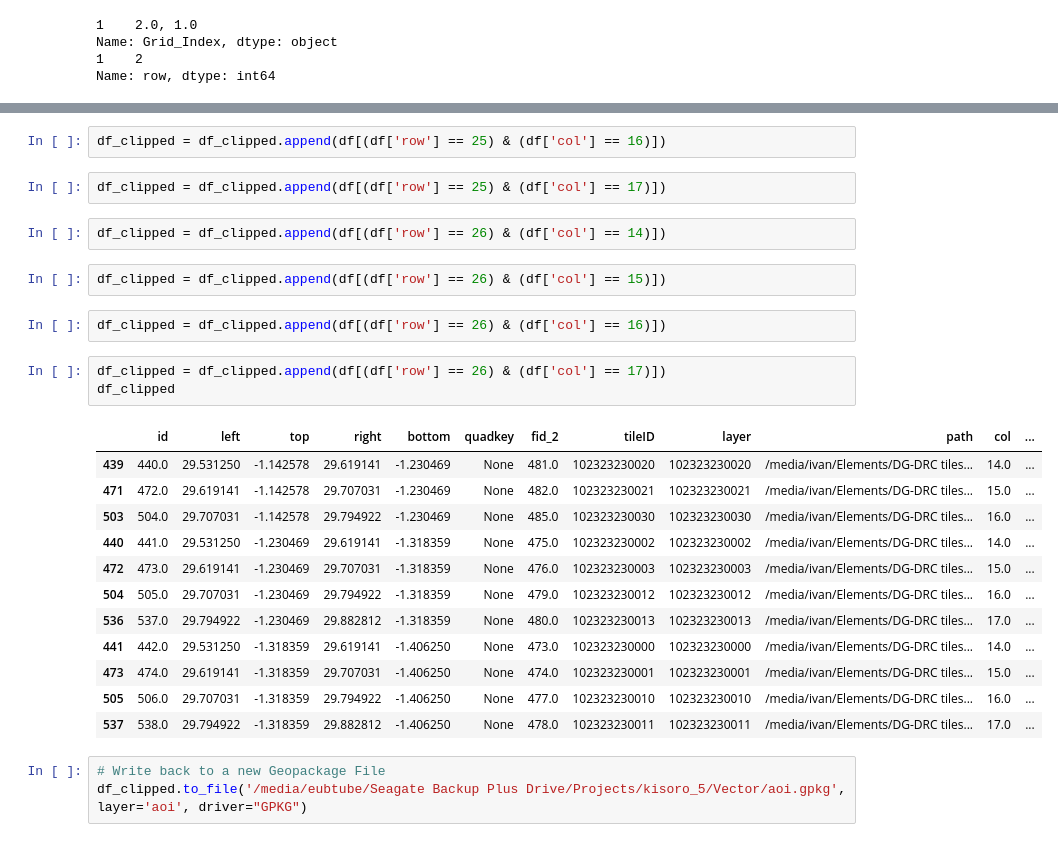
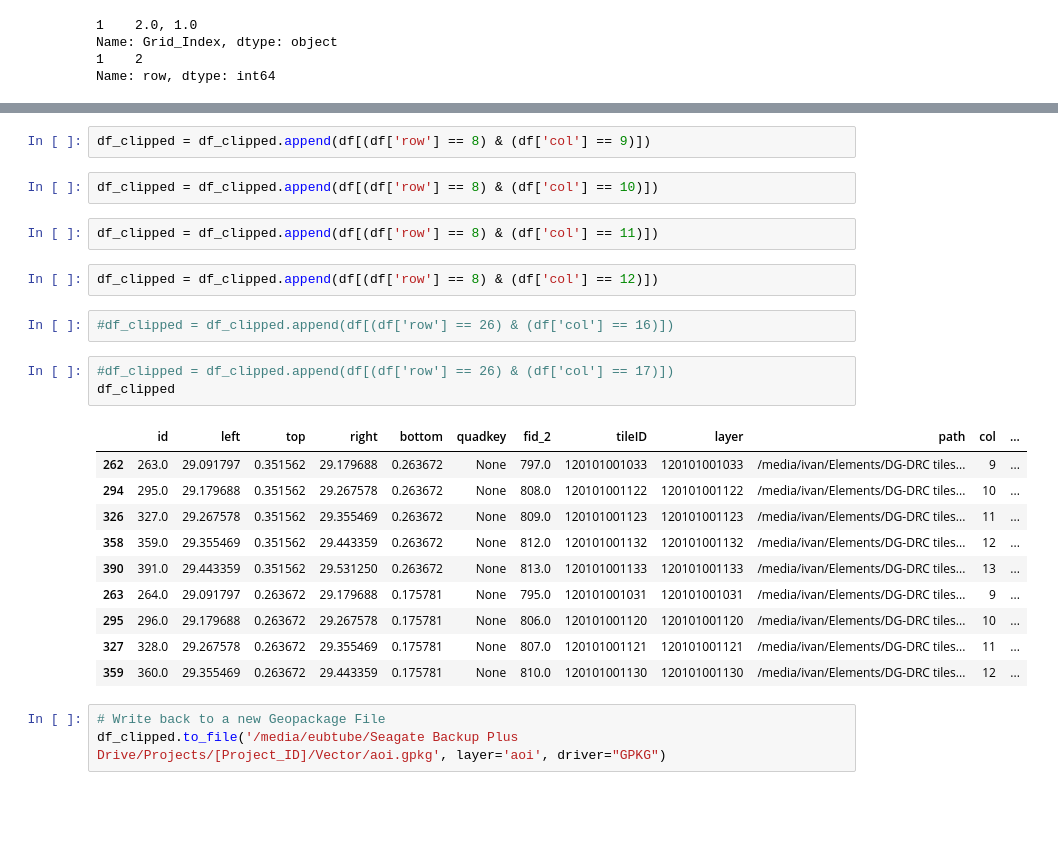
Before and after one commit to eubtube/HOT_GCC_Collines, a Jupyter notebook: core_files/iterate_grid.ipynb, the cells around one changed output, grey strips where cells are left out. Saved outputs shown, nothing was run; the diff lists cells and outputs as text; blank space fills up the shorter version.

```diff
--- a/core_files/iterate_grid.ipynb
+++ b/core_files/iterate_grid.ipynb
@@ -247,32 +247,30 @@ df_clipped = df_clipped.append(df[(df['row'] == 25) & (df['col'] == 15)])
 # %%
-df_clipped = df_clipped.append(df[(df['row'] == 25) & (df['col'] == 16)])
+df_clipped = df_clipped.append(df[(df['row'] == 8) & (df['col'] == 9)])
 # %%
-df_clipped = df_clipped.append(df[(df['row'] == 25) & (df['col'] == 17)])
+df_clipped = df_clipped.append(df[(df['row'] == 8) & (df['col'] == 10)])
 # %%
-df_clipped = df_clipped.append(df[(df['row'] == 26) & (df['col'] == 14)])
+df_clipped = df_clipped.append(df[(df['row'] == 8) & (df['col'] == 11)])
 # %%
-df_clipped = df_clipped.append(df[(df['row'] == 26) & (df['col'] == 15)])
+df_clipped = df_clipped.append(df[(df['row'] == 8) & (df['col'] == 12)])
 # %%
-df_clipped = df_clipped.append(df[(df['row'] == 26) & (df['col'] == 16)])
+#df_clipped = df_clipped.append(df[(df['row'] == 26) & (df['col'] == 16)])
 # %%
-df_clipped = df_clipped.append(df[(df['row'] == 26) & (df['col'] == 17)])
+#df_clipped = df_clipped.append(df[(df['row'] == 26) & (df['col'] == 17)])
 df_clipped
 # %% [output]
 |  | id | left | top | right | bottom | quadkey | fid_2 | tileID | layer | path | col | ... |
-| 439 | 440.0 | 29.531250 | -1.142578 | 29.619141 | -1.230469 | None | 481.0 | 102323230020 | 102323230020 | /media/ivan/Elements/DG-DRC tiles... | 14.0 | ... |
-| 471 | 472.0 | 29.619141 | -1.142578 | 29.707031 | -1.230469 | None | 482.0 | 102323230021 | 102323230021 | /media/ivan/Elements/DG-DRC tiles... | 15.0 | ... |
-| 503 | 504.0 | 29.707031 | -1.142578 | 29.794922 | -1.230469 | None | 485.0 | 102323230030 | 102323230030 | /media/ivan/Elements/DG-DRC tiles... | 16.0 | ... |
-| 440 | 441.0 | 29.531250 | -1.230469 | 29.619141 | -1.318359 | None | 475.0 | 102323230002 | 102323230002 | /media/ivan/Elements/DG-DRC tiles... | 14.0 | ... |
-| 472 | 473.0 | 29.619141 | -1.230469 | 29.707031 | -1.318359 | None | 476.0 | 102323230003 | 102323230003 | /media/ivan/Elements/DG-DRC tiles... | 15.0 | ... |
-| 504 | 505.0 | 29.707031 | -1.230469 | 29.794922 | -1.318359 | None | 479.0 | 102323230012 | 102323230012 | /media/ivan/Elements/DG-DRC tiles... | 16.0 | ... |
-| 536 | 537.0 | 29.794922 | -1.230469 | 29.882812 | -1.318359 | None | 480.0 | 102323230013 | 102323230013 | /media/ivan/Elements/DG-DRC tiles... | 17.0 | ... |
-| 441 | 442.0 | 29.531250 | -1.318359 | 29.619141 | -1.406250 | None | 473.0 | 102323230000 | 102323230000 | /media/ivan/Elements/DG-DRC tiles... | 14.0 | ... |
-| 473 | 474.0 | 29.619141 | -1.318359 | 29.707031 | -1.406250 | None | 474.0 | 102323230001 | 102323230001 | /media/ivan/Elements/DG-DRC tiles... | 15.0 | ... |
-| 505 | 506.0 | 29.707031 | -1.318359 | 29.794922 | -1.406250 | None | 477.0 | 102323230010 | 102323230010 | /media/ivan/Elements/DG-DRC tiles... | 16.0 | ... |
-| 537 | 538.0 | 29.794922 | -1.318359 | 29.882812 | -1.406250 | None | 478.0 | 102323230011 | 102323230011 | /media/ivan/Elements/DG-DRC tiles... | 17.0 | ... |
+| 262 | 263.0 | 29.091797 | 0.351562 | 29.179688 | 0.263672 | None | 797.0 | 120101001033 | 120101001033 | /media/ivan/Elements/DG-DRC tiles... | 9 | ... |
+| 294 | 295.0 | 29.179688 | 0.351562 | 29.267578 | 0.263672 | None | 808.0 | 120101001122 | 120101001122 | /media/ivan/Elements/DG-DRC tiles... | 10 | ... |
+| 326 | 327.0 | 29.267578 | 0.351562 | 29.355469 | 0.263672 | None | 809.0 | 120101001123 | 120101001123 | /media/ivan/Elements/DG-DRC tiles... | 11 | ... |
+| 358 | 359.0 | 29.355469 | 0.351562 | 29.443359 | 0.263672 | None | 812.0 | 120101001132 | 120101001132 | /media/ivan/Elements/DG-DRC tiles... | 12 | ... |
+| 390 | 391.0 | 29.443359 | 0.351562 | 29.531250 | 0.263672 | None | 813.0 | 120101001133 | 120101001133 | /media/ivan/Elements/DG-DRC tiles... | 13 | ... |
+| 263 | 264.0 | 29.091797 | 0.263672 | 29.179688 | 0.175781 | None | 795.0 | 120101001031 | 120101001031 | /media/ivan/Elements/DG-DRC tiles... | 9 | ... |
+| 295 | 296.0 | 29.179688 | 0.263672 | 29.267578 | 0.175781 | None | 806.0 | 120101001120 | 120101001120 | /media/ivan/Elements/DG-DRC tiles... | 10 | ... |
+| 327 | 328.0 | 29.267578 | 0.263672 | 29.355469 | 0.175781 | None | 807.0 | 120101001121 | 120101001121 | /media/ivan/Elements/DG-DRC tiles... | 11 | ... |
+| 359 | 360.0 | 29.355469 | 0.263672 | 29.443359 | 0.175781 | None | 810.0 | 120101001130 | 120101001130 | /media/ivan/Elements/DG-DRC tiles... | 12 | ... |
 # %%
 # Write back to a new Geopackage File
-df_clipped.to_file('/media/eubtube/Seagate Backup Plus Drive/Projects/kisoro_5/Vector/aoi.gpkg', layer='aoi', driver="GPKG")
+df_clipped.to_file('/media/eubtube/Seagate Backup Plus Drive/Projects/[Project_ID]/Vector/aoi.gpkg', layer='aoi', driver="GPKG")
 # %%
 ## Make this a function to spit the tile quadkey into a txt file that can be read later.
 ## Needs to be saved with a unique ID that will be used for the project.
```
Also changed, not shown: parts of 11 cells of this notebook, 9 other files.
